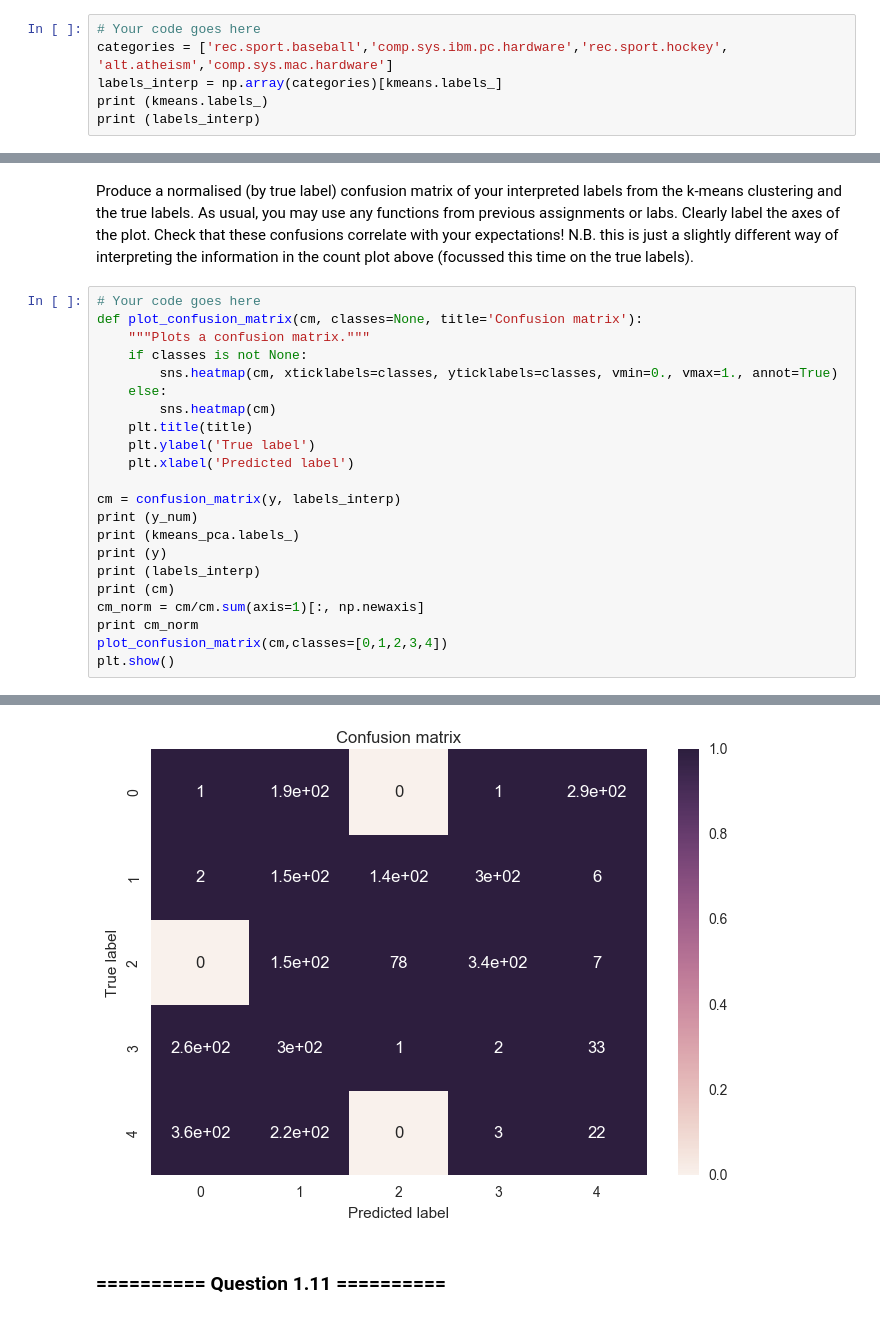
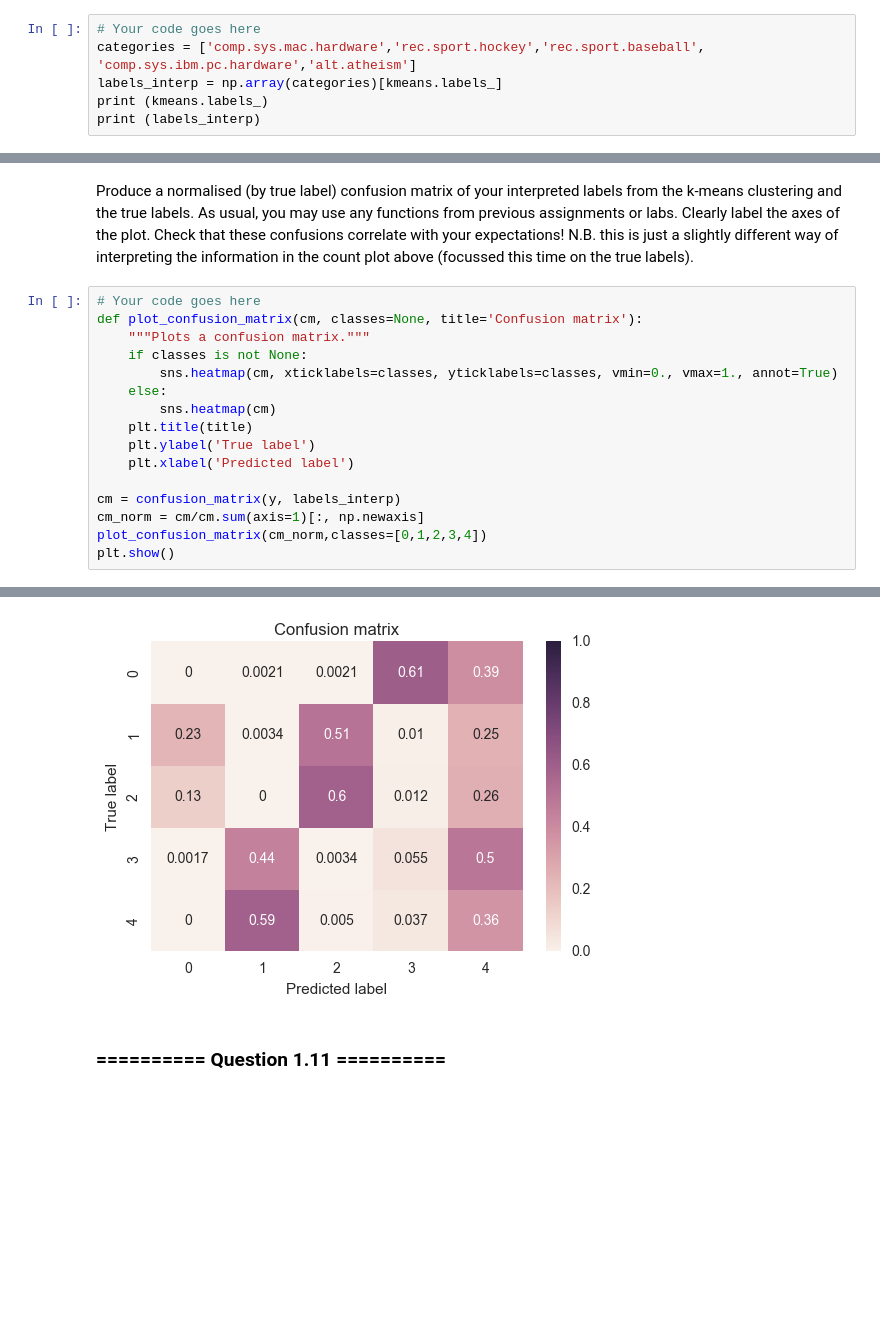
Before and after one commit to richardharmadi/iaml, a Jupyter notebook: 09_Assignment_4.ipynb, the cells around one changed output, grey strips where cells are left out. Cells and saved outputs as stored; diff of their text form; blank space fills up the shorter version.

```diff
--- a/09_Assignment_4.ipynb
+++ b/09_Assignment_4.ipynb
@@ -380,7 +382,7 @@ Given the above plot, apply a label to each cluster centre. Create a new vector,
 **N.B. be careful to use the `kmeans_pca` object you created above, not the first kmeans object you made**
 # %%
 # Your code goes here
-categories = ['rec.sport.baseball','comp.sys.ibm.pc.hardware','rec.sport.hockey', 'alt.atheism','comp.sys.mac.hardware']
+categories = ['comp.sys.mac.hardware','rec.sport.hockey','rec.sport.baseball', 'comp.sys.ibm.pc.hardware','alt.atheism']
 labels_interp = np.array(categories)[kmeans.labels_]
 print (kmeans.labels_)
 print (labels_interp)
@@ -405,13 +407,7 @@ def plot_confusion_matrix(cm, classes=None, title='Confusion matrix'):
     plt.xlabel('Predicted label')
 
 cm = confusion_matrix(y, labels_interp)
-print (y_num)
-print (kmeans_pca.labels_)
-print (y)
-print (labels_interp)
-print (cm)
 cm_norm = cm/cm.sum(axis=1)[:, np.newaxis]
-print cm_norm
-plot_confusion_matrix(cm,classes=[0,1,2,3,4])
+plot_confusion_matrix(cm_norm,classes=[0,1,2,3,4])
 plt.show()
 # %% [output]
@@ -434,4 +414,4 @@ plt.show()
-[figure, old version]
+[figure, new version]
 # %% [markdown]
 ### ========== Question 1.11 ==========
 # %% [markdown]
```
Also changed, not shown: parts of 18 cells of this notebook, 4 other files.
